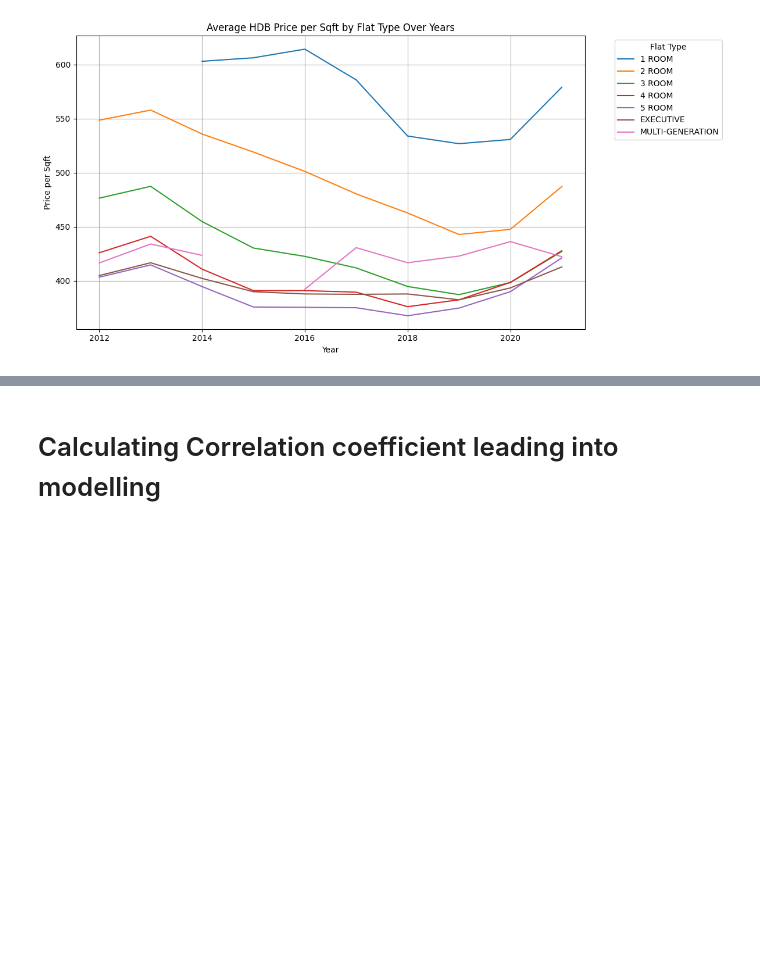
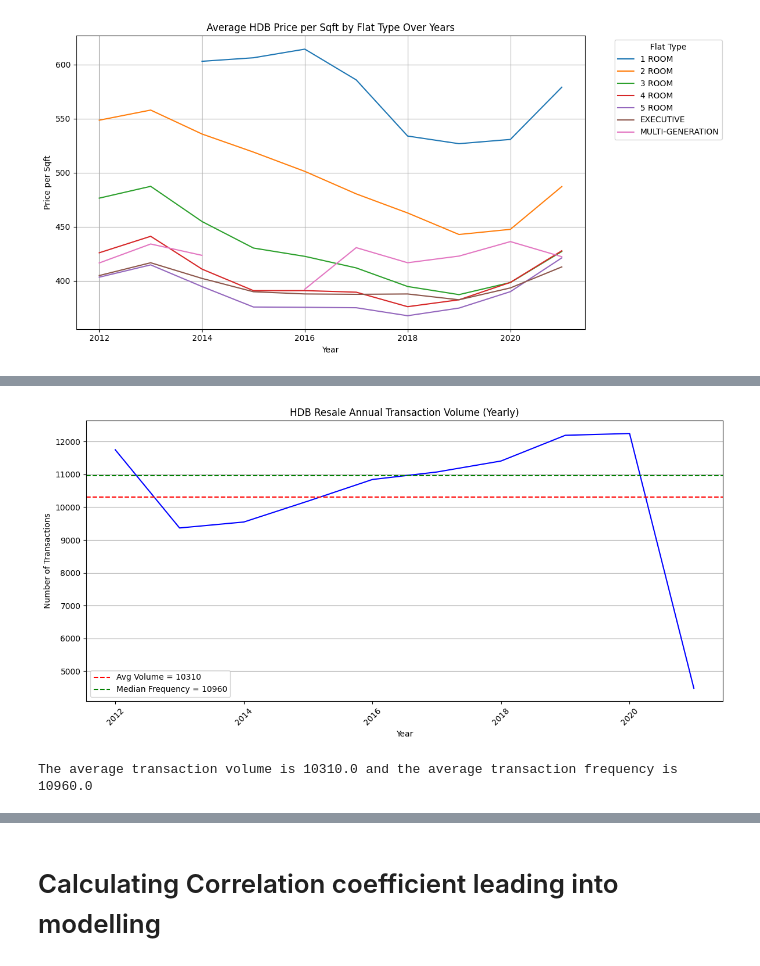
Before and after one commit to TheAnalystLeo/Groupdatasprint, a Jupyter notebook: datasprintgrp4.ipynb, the cells around one changed output, grey strips where cells are left out. Saved outputs shown, nothing was run; the diff lists cells and outputs as text; code cells hidden in the pictures; blank space fills up the shorter version.

Commit message:
Updated with new visuals

```diff
--- a/datasprintgrp4.ipynb
+++ b/datasprintgrp4.ipynb
@@ -265,0 +272,23 @@ plt.show()
+# %%
+# QUESTION 19:
+# Group by Year and count transactions
+yearly_volume = hdb.groupby('Tranc_Year').size()
+# Compute average transaction volume and median (typical frequency)
+average_yearly_volume = yearly_volume.mean()
+median_yearly_frequency = yearly_volume.median() # Median is better at representing a "typical" month when data is uneven or contains outliers.
+plt.figure(figsize=(12, 6))
+yearly_volume.plot(kind='line', color='blue')
+plt.axhline(y=average_yearly_volume, color='red', linestyle='--', label=f'Avg Volume = {average_yearly_volume:.0f}')
+plt.axhline(y=median_yearly_frequency, color='green', linestyle='--', label=f'Median Frequency = {median_yearly_frequency:.0f}')
+plt.title('HDB Resale Annual Transaction Volume (Yearly)')
+plt.xlabel('Year')
+plt.ylabel('Number of Transactions')
+plt.xticks(rotation=45)
+plt.legend()
+plt.grid(axis='y')
+plt.tight_layout()
+plt.show()
+print(f"The average transaction volume is {average_yearly_volume.round(0)} and the average transaction frequency is {median_yearly_frequency}")
+# %% [output]
+[figure, added]
+The average transaction volume is 10310.0 and the average transaction frequency is 10960.0
```
Also changed, not shown: parts of 5 cells of this notebook.
